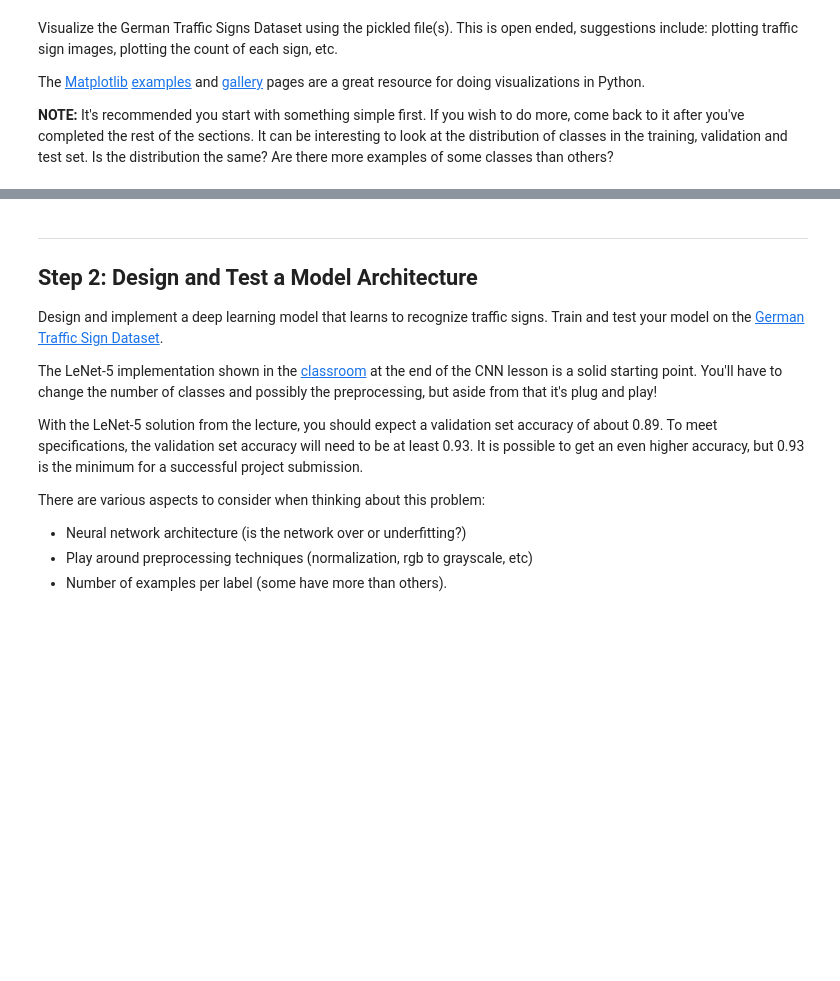
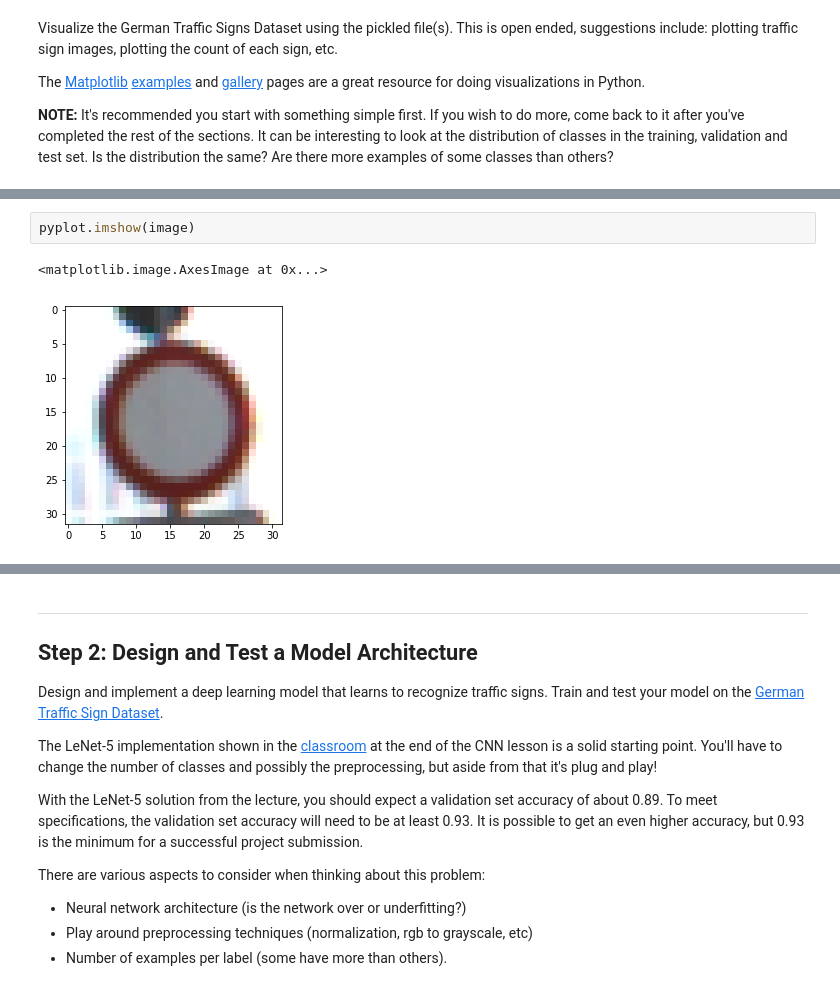
Before and after one commit to AnibalSiguenza/traffic_sign_clasifier, a Jupyter notebook: Traffic_Sign_Classifier.ipynb, the cells around one changed output, grey strips where cells are left out. Saved outputs shown, nothing was run; the diff lists cells and outputs as text; blank space fills up the shorter version.

```diff
--- a/Traffic_Sign_Classifier.ipynb
+++ b/Traffic_Sign_Classifier.ipynb
@@ -123,0 +159,5 @@ for nImage in range(9):
+# %%
+pyplot.imshow(image)
+# %% [output]
+<matplotlib.image.AxesImage at 0x...>
+[figure, added]
```
Also changed, not shown: parts of 13 cells of this notebook.
